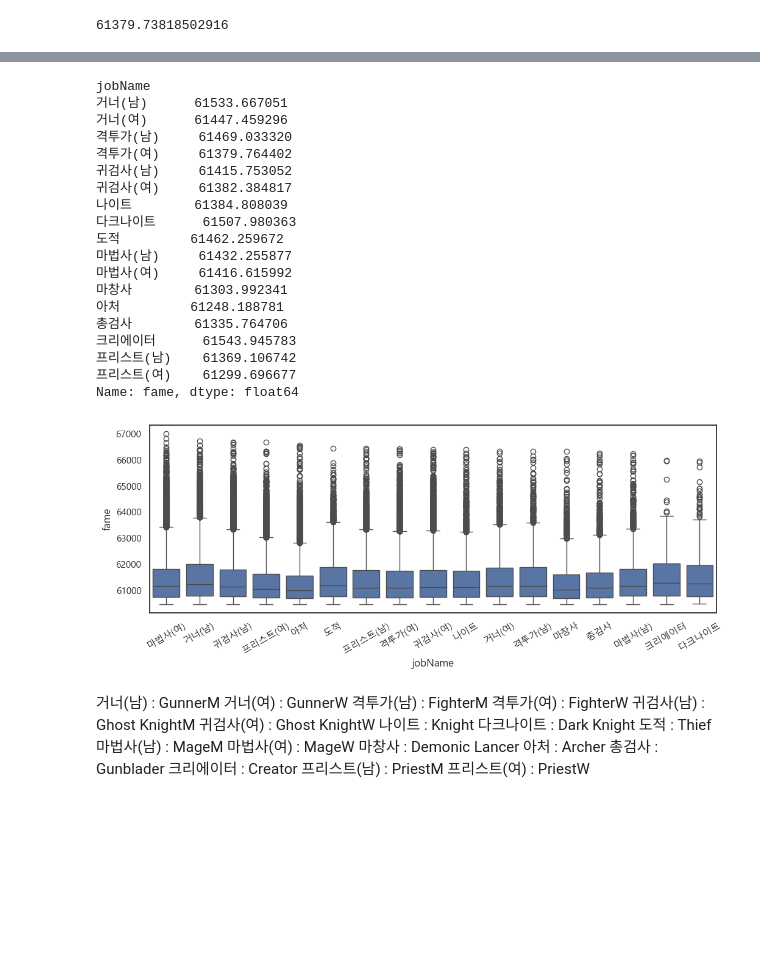
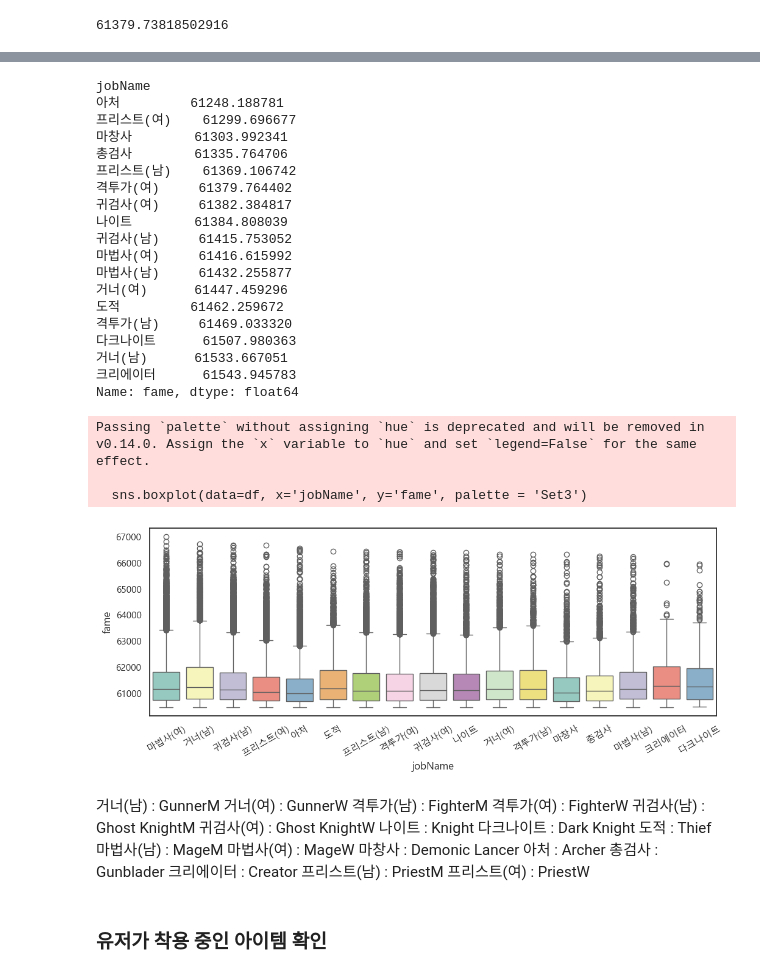
Before and after one commit to dothegee/dungeonFighter, a Jupyter notebook: EDA.ipynb, the cells around one changed output, grey strips where cells are left out. Drawn from its saved outputs; the diff is of its cells as text; code cells hidden in the pictures; blank space fills up the shorter version.

```diff
--- a/EDA.ipynb
+++ b/EDA.ipynb
@@ -194,7 +174,7 @@ columns = ['characterId',
 # %% [markdown]
 ### 칼럼명 변경
 # %%
-df = data[columns]
+data = data[columns]
 # %%
 len(columns)
 # %% [output]
@@ -221,2 +200,2 @@ for i in tqdm(range(len(df))):
 # %%
-df.drop([20141,78245], axis=0, inplace=True)
+data.drop([20141,78245], axis=0, inplace=True)
@@ -273,32 +401,35 @@ df['fame'].mean()
 # %%
-df.groupby("jobName")['fame'].mean()
+df.groupby("jobName")['fame'].mean().sort_values()
 # %% [output]
 jobName
-거너(남)      61533.667051
-거너(여)      61447.459296
-격투가(남)     61469.033320
+아처         61248.188781
+프리스트(여)    61299.696677
+마창사        61303.992341
+총검사        61335.764706
+프리스트(남)    61369.106742
 격투가(여)     61379.764402
-귀검사(남)     61415.753052
 귀검사(여)     61382.384817
 나이트        61384.808039
+귀검사(남)     61415.753052
+마법사(여)     61416.615992
+마법사(남)     61432.255877
+거너(여)      61447.459296
+도적         61462.259672
+격투가(남)     61469.033320
 다크나이트      61507.980363
-도적         61462.259672
-마법사(남)     61432.255877
-마법사(여)     61416.615992
-마창사        61303.992341
-아처         61248.188781
-총검사        61335.764706
+거너(남)      61533.667051
 크리에이터      61543.945783
-프리스트(남)    61369.106742
-프리스트(여)    61299.696677
 Name: fame, dtype: float64
 # %%
 plt.figure(figsize=(12,4))
-sns.boxplot(data=df, x='jobName', y='fame')
+sns.boxplot(data=df, x='jobName', y='fame', palette = 'Set3')
 plt.xticks(rotation=30)
 plt.show()
 # %% [output]
+Passing `palette` without assigning `hue` is deprecated and will be removed in v0.14.0. Assign the `x` variable to `hue` and set `legend=False` for the same effect.
+
+  sns.boxplot(data=df, x='jobName', y='fame', palette = 'Set3')
-[figure, old version]
+[figure, new version]
 # %%
 joblist = list(df['jobName'].unique())
 # %% [markdown]
@@ -355,3 +486,5 @@ Gunblader,
 Creator,
 PriestM,
 PriestW,]
+# %% [markdown]
+### 유저가 착용 중인 아이템 확인
```
Also changed, not shown: parts of 38 cells of this notebook.
